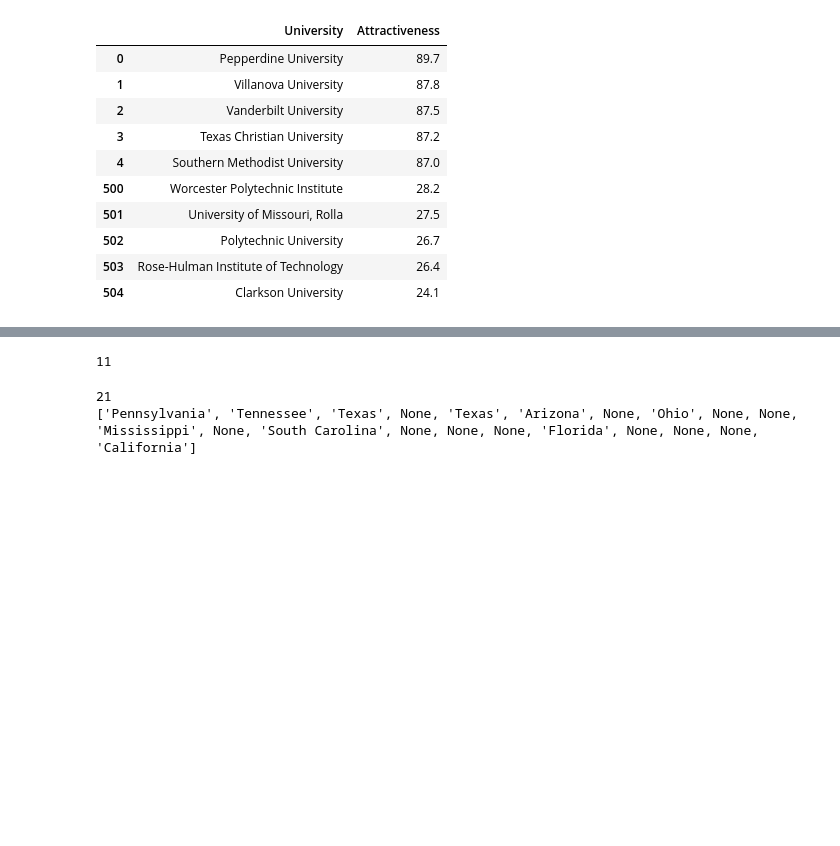
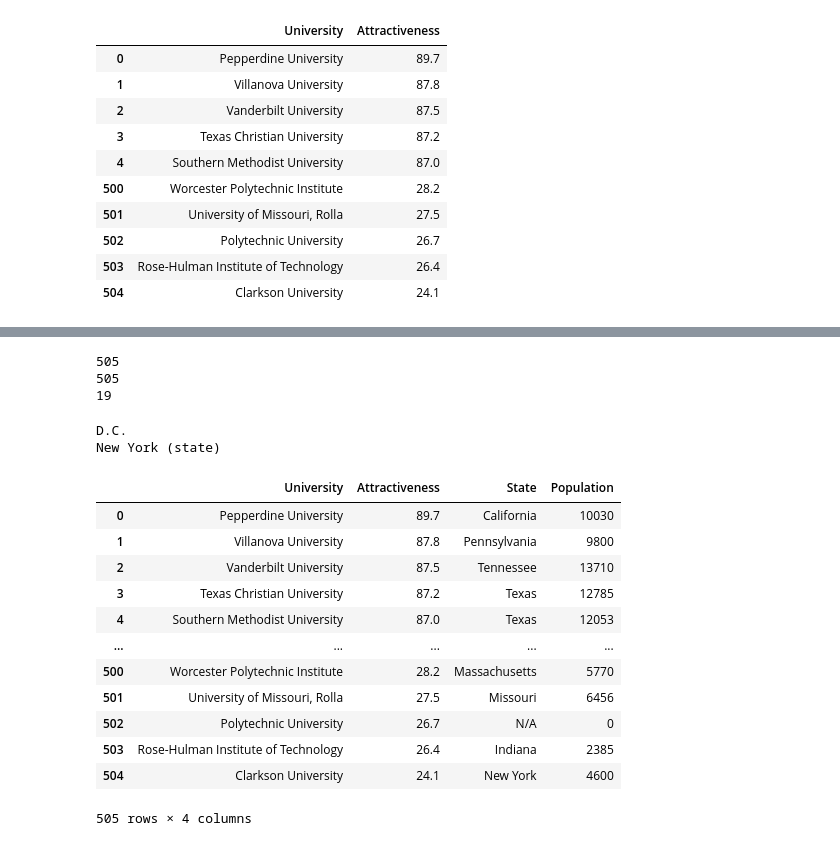
Before and after one commit to cmulholla/Attractiveness-by-State, a Jupyter notebook: includePopulation.ipynb, the cells around one changed output, grey strips where cells are left out. Cells and saved outputs as stored; diff of their text form; code cells hidden in the pictures; blank space fills up the shorter version.

```diff
--- a/includePopulation.ipynb
+++ b/includePopulation.ipynb
@@ -80,7 +80,7 @@ def find_population_from_wiki(wiki_page_soup: BeautifulSoup):
         rows = table.find_all('tr')
     except:
         print("No table found")
-        return None
+        return 0
 
     # iterate through the rows and find the population
     for row in rows:
@@ -90,8 +90,8 @@ def find_population_from_wiki(wiki_page_soup: BeautifulSoup):
             if row.find_all('th')[0].string == "Population" or row.find_all('th')[0].string == "Students":
                 return int(re.search(r'\d{1,3}(,\d{3})*', row.find_all('td')[0].get_text()).group().replace(",", ""))
             if row.find_all('th')[0].string == "Undergraduates":
-                print(re.search(r'\d{1,3}(,\d{3})*', row.find_all('td')[0].get_text()).group())
+                #print(re.search(r'\d{1,3}(,\d{3})*', row.find_all('td')[0].get_text()).group())
                 return int(int(re.search(r'\d{1,3}(,\d{3})*', row.find_all('td')[0].get_text()).group().replace(",", ""))*1.1)
     print("Population not found")
-    return None
+    return 0
 # %%
@@ -182,10 +211,58 @@ AttributeError: 'NoneType' object has no attribute 'append'
-# %%
-len(population)
-# %% [output]
-11
-# %%
-print(len(state))
-print(state)
-# %% [output]
-21
-['Pennsylvania', 'Tennessee', 'Texas', None, 'Texas', 'Arizona', None, 'Ohio', None, None, 'Mississippi', None, 'South Carolina', None, None, None, 'Florida', None, None, None, 'California']
+# %%
+# remove all None values from the state list
+
+state = [x for x in state if x is not None]
+
+# remove all the 0 values from the population list
+
+#population = [x for x in population if x != 0]
+
+print(len(population))
+
+print(len(state))
+
+#print(state)
+
+print(len(not_found))
+state_backup = state
+# %% [output]
+505
+505
+19
+# %%
+for state_name in state:
+    if state_name not in state_names and state_name != "N/A":
+        print(state_name)
+        if "D.C." in state_name:
+            state[state.index(state_name)] = "District of Columbia"
+        elif "New York" in state_name:
+            state[state.index(state_name)] = "New York"
+# %% [output]
+D.C.
+New York (state)
+# %%
+# add the states to the dataframe
+df["State"] = state
+
+# add the population to the dataframe
+df["Population"] = population
+
+# save the dataframe to a csv file
+df.to_csv("universitiesAttractivenessPopulation.csv")
+
+# print them
+df
+# %% [output]
+|  | University | Attractiveness | State | Population |
+| 0 | Pepperdine University | 89.7 | California | 10030 |
+| 1 | Villanova University | 87.8 | Pennsylvania | 9800 |
+| 2 | Vanderbilt University | 87.5 | Tennessee | 13710 |
+| 3 | Texas Christian University | 87.2 | Texas | 12785 |
+| 4 | Southern Methodist University | 87.0 | Texas | 12053 |
+| ... | ... | ... | ... | ... |
+| 500 | Worcester Polytechnic Institute | 28.2 | Massachusetts | 5770 |
+| 501 | University of Missouri, Rolla | 27.5 | Missouri | 6456 |
+| 502 | Polytechnic University | 26.7 | N/A | 0 |
+| 503 | Rose-Hulman Institute of Technology | 26.4 | Indiana | 2385 |
+| 504 | Clarkson University | 24.1 | New York | 4600 |
+505 rows × 4 columns
```
Also changed, not shown: parts of 6 cells of this notebook, 1 other file.
